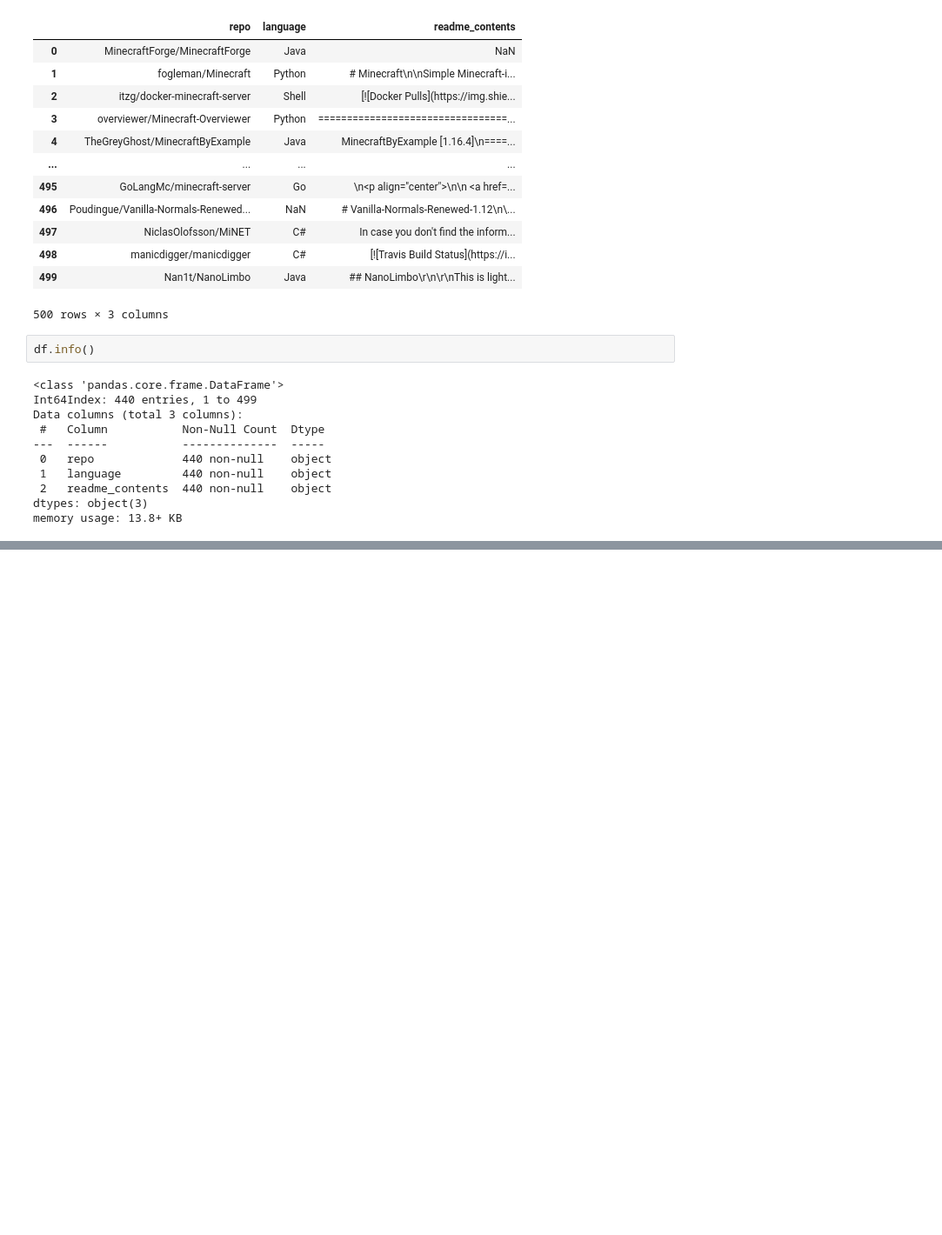
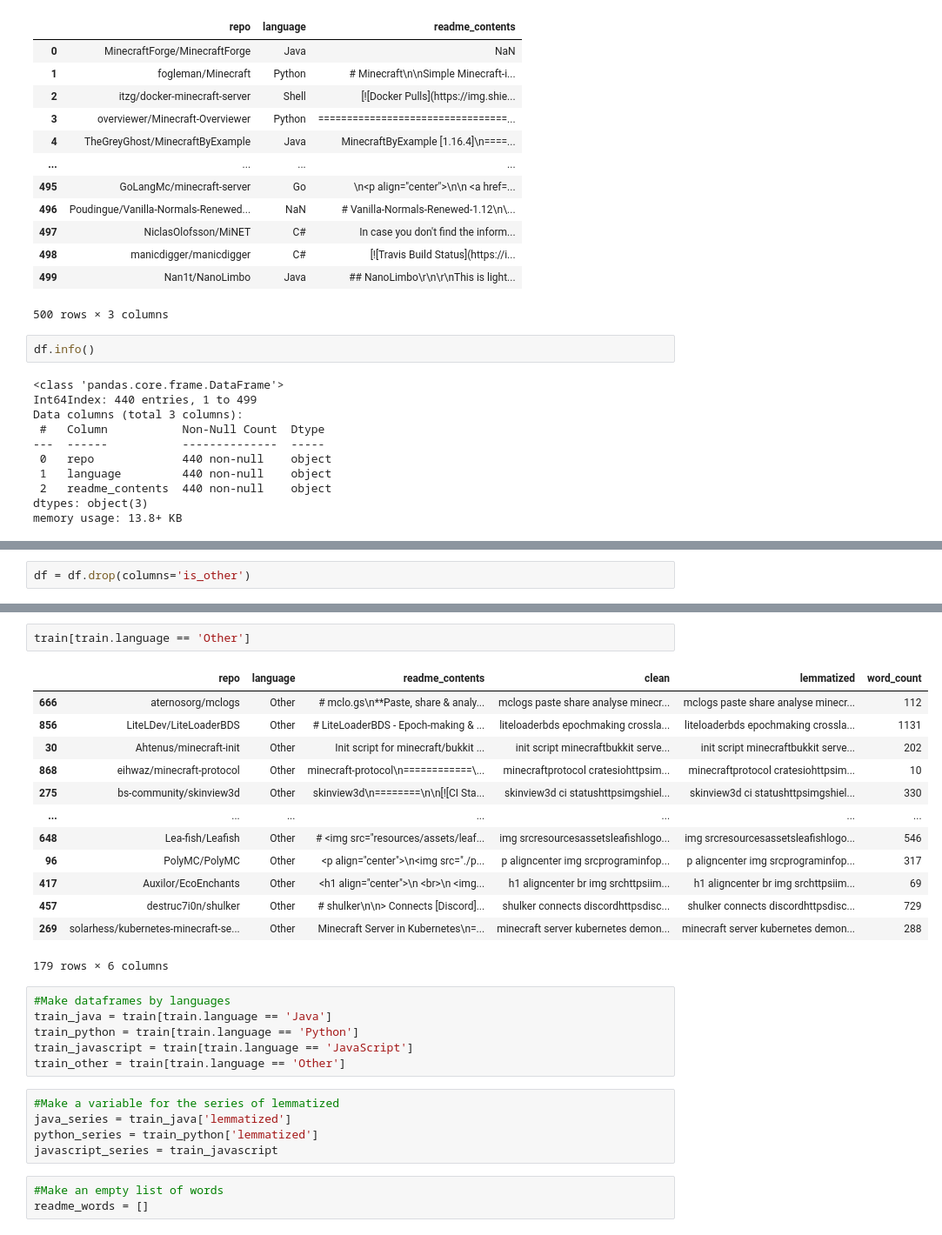
Before and after one commit to Doubtable-Steves-Linguistics/MinecraftNLP, a Jupyter notebook: cristina-project-notebook.ipynb, the cells around one changed output, grey strips where cells are left out. Shown at 87% size. Saved outputs shown, nothing was run; the diff lists cells and outputs as text; blank space fills up the shorter version.

```diff
--- a/cristina-project-notebook.ipynb
+++ b/cristina-project-notebook.ipynb
@@ -737,0 +753,2 @@ df
+# %%
+df = df.drop(columns='is_other')
@@ -737,0 +864,30 @@ df
+# %%
+train[train.language == 'Other']
+# %% [output]
+|  | repo | language | readme_contents | clean | lemmatized | word_count |
+| 666 | aternosorg/mclogs | Other | # mclo.gs\n**Paste, share & analy... | mclogs paste share analyse minecr... | mclogs paste share analyse minecr... | 112 |
+| 856 | LiteLDev/LiteLoaderBDS | Other | # LiteLoaderBDS - Epoch-making & ... | liteloaderbds epochmaking crossla... | liteloaderbds epochmaking crossla... | 1131 |
+| 30 | Ahtenus/minecraft-init | Other | Init script for minecraft/bukkit ... | init script minecraftbukkit serve... | init script minecraftbukkit serve... | 202 |
+| 868 | eihwaz/minecraft-protocol | Other | minecraft-protocol\n============\... | minecraftprotocol cratesiohttpsim... | minecraftprotocol cratesiohttpsim... | 10 |
+| 275 | bs-community/skinview3d | Other | skinview3d\n========\n\n[![CI Sta... | skinview3d ci statushttpsimgshiel... | skinview3d ci statushttpsimgshiel... | 330 |
+| ... | ... | ... | ... | ... | ... | ... |
+| 648 | Lea-fish/Leafish | Other | # <img src="resources/assets/leaf... | img srcresourcesassetsleafishlogo... | img srcresourcesassetsleafishlogo... | 546 |
+| 96 | PolyMC/PolyMC | Other | <p align="center">\n<img src="./p... | p aligncenter img srcprograminfop... | p aligncenter img srcprograminfop... | 317 |
+| 417 | Auxilor/EcoEnchants | Other | <h1 align="center">\n <br>\n <img... | h1 aligncenter br img srchttpsiim... | h1 aligncenter br img srchttpsiim... | 69 |
+| 457 | destruc7i0n/shulker | Other | # shulker\n\n> Connects [Discord]... | shulker connects discordhttpsdisc... | shulker connects discordhttpsdisc... | 729 |
+| 269 | solarhess/kubernetes-minecraft-se... | Other | Minecraft Server in Kubernetes\n=... | minecraft server kubernetes demon... | minecraft server kubernetes demon... | 288 |
+179 rows × 6 columns
+# %%
+#Make dataframes by languages
+train_java = train[train.language == 'Java']
+train_python = train[train.language == 'Python']
+train_javascript = train[train.language == 'JavaScript']
+train_other = train[train.language == 'Other']
+# %%
+#Make a variable for the series of lemmatized
+java_series = train_java['lemmatized']
+python_series = train_python['lemmatized']
+javascript_series = train_javascript
+# %%
+#Make an empty list of words
+readme_words = []
```
Also changed, not shown: parts of 86 cells of this notebook.
